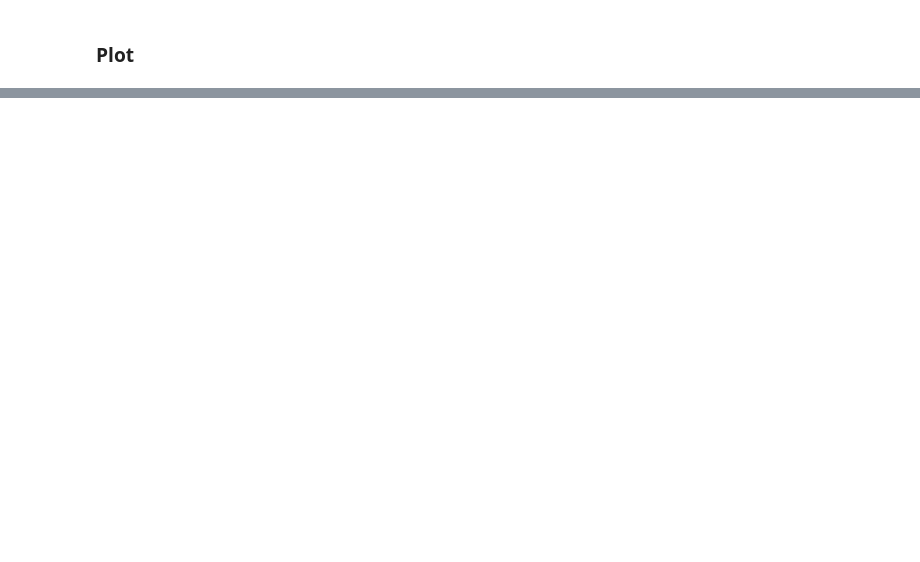
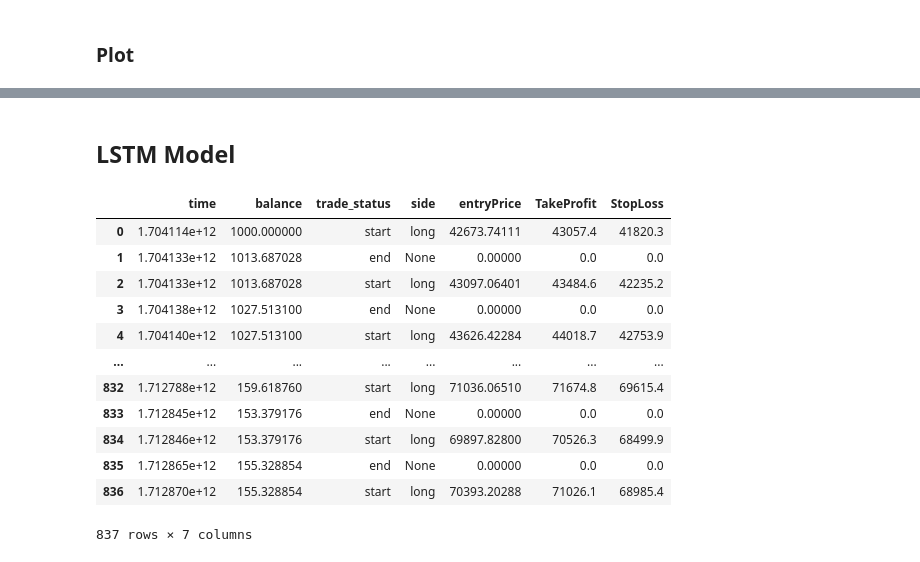
Before and after one commit to sminibae/MidasProject3, a Jupyter notebook: BTC/07.Backtest.ipynb, the cells around one changed output, grey strips where cells are left out. Saved outputs shown, nothing was run; the diff lists cells and outputs as text; code cells hidden in the pictures; blank space fills up the shorter version.

```diff
--- a/BTC/07.Backtest.ipynb
+++ b/BTC/07.Backtest.ipynb
@@ -454,0 +455,27 @@ plt.plot(temp)
+# %% [markdown]
+## LSTM Model
+# %%
+#predict
+
+predictions = np.load(f'Data/LSTM_2024_predictions.npy')
+matrix_array = np.load('Data/data_2024_matrix_20.npy')
+balance, trades = BackTest(matrix_array, predictions)
+# %%
+
+trades_df = pd.DataFrame(trades, columns=['time', 'balance', 'trade_status', 'side', 'entryPrice', 'TakeProfit', 'StopLoss'])
+# %%
+trades_df
+# %% [output]
+|  | time | balance | trade_status | side | entryPrice | TakeProfit | StopLoss |
+| 0 | 1.704114e+12 | 1000.000000 | start | long | 42673.74111 | 43057.4 | 41820.3 |
+| 1 | 1.704133e+12 | 1013.687028 | end | None | 0.00000 | 0.0 | 0.0 |
+| 2 | 1.704133e+12 | 1013.687028 | start | long | 43097.06401 | 43484.6 | 42235.2 |
+| 3 | 1.704138e+12 | 1027.513100 | end | None | 0.00000 | 0.0 | 0.0 |
+| 4 | 1.704140e+12 | 1027.513100 | start | long | 43626.42284 | 44018.7 | 42753.9 |
+| ... | ... | ... | ... | ... | ... | ... | ... |
+| 832 | 1.712788e+12 | 159.618760 | start | long | 71036.06510 | 71674.8 | 69615.4 |
+| 833 | 1.712845e+12 | 153.379176 | end | None | 0.00000 | 0.0 | 0.0 |
+| 834 | 1.712846e+12 | 153.379176 | start | long | 69897.82800 | 70526.3 | 68499.9 |
+| 835 | 1.712865e+12 | 155.328854 | end | None | 0.00000 | 0.0 | 0.0 |
+| 836 | 1.712870e+12 | 155.328854 | start | long | 70393.20288 | 71026.1 | 68985.4 |
+837 rows × 7 columns
```
Also changed, not shown: parts of 8 cells of this notebook, 6 other files.
